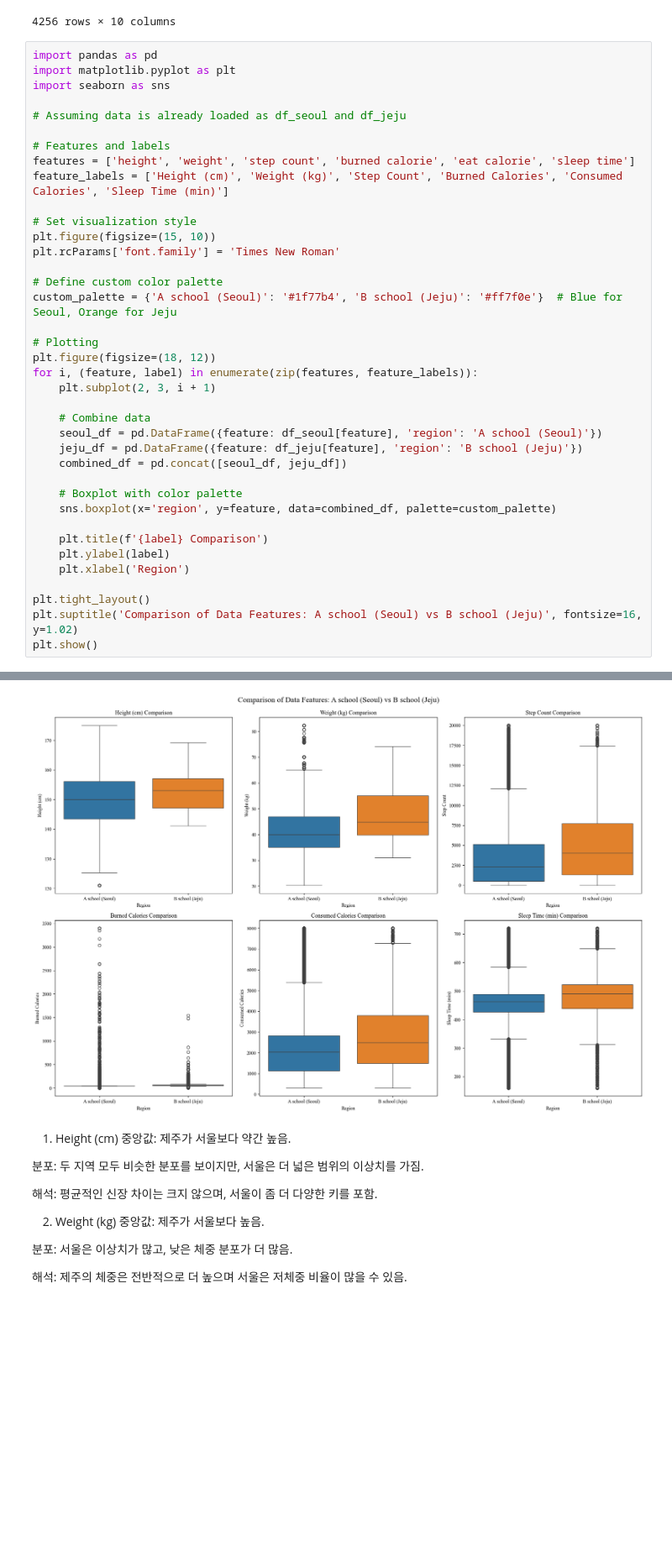
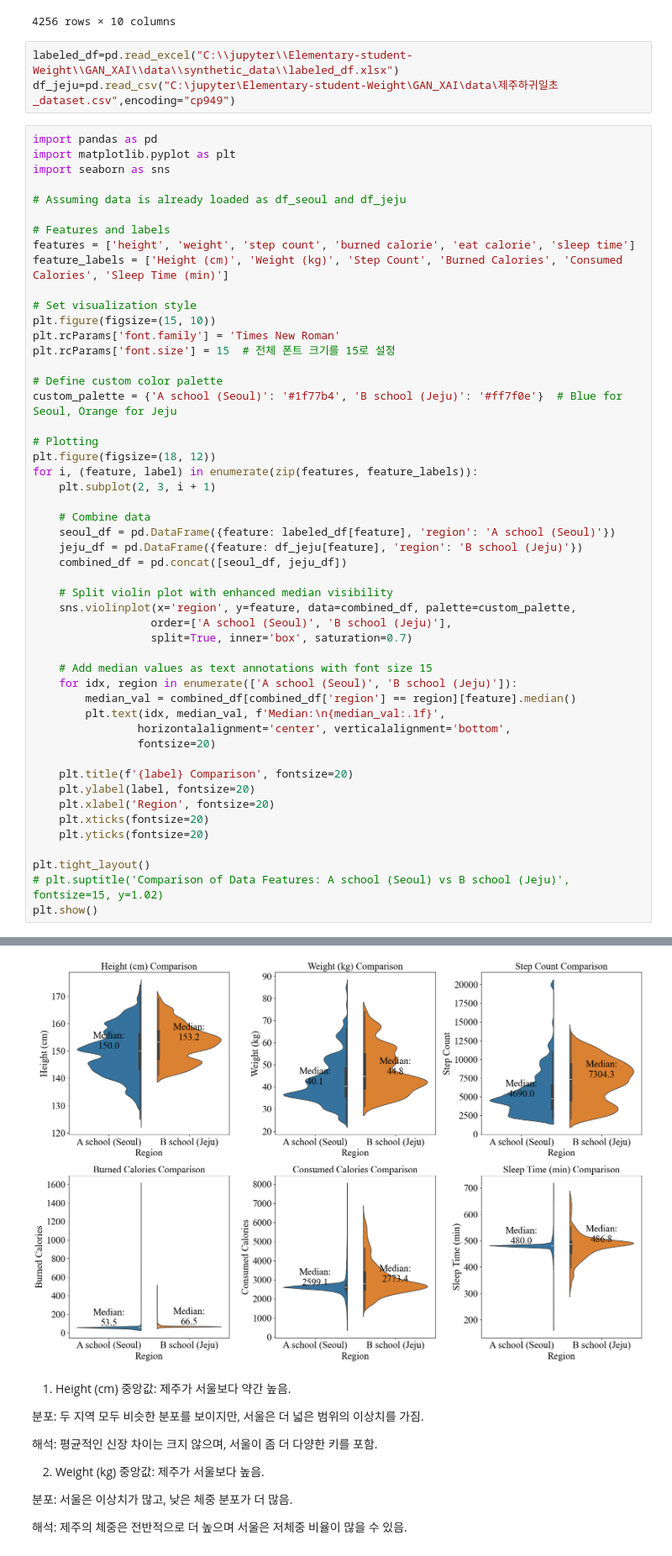
Before and after one commit to jfun28/Explainable_healthcareframework, a Jupyter notebook: Paper_pic/데이터셋 통계.ipynb, the cells around one changed output, grey strips where cells are left out. Shown at 84% size. Saved outputs shown, nothing was run; the diff lists cells and outputs as text; blank space fills up the shorter version.

```diff
--- a/Paper_pic/데이터셋 통계.ipynb
+++ b/Paper_pic/데이터셋 통계.ipynb
@@ -35,6 +35,9 @@ df_jeju
 | 4254 | #ZPOZWB | 2023-11-11 | 2 | 5 | 150.4 | 45.1 | 837.0 | 58.3100 | ... |
 | 4255 | #ZPOZWB | 2023-11-12 | 2 | 5 | 150.4 | 45.1 | 837.0 | 58.3100 | ... |
 4256 rows × 10 columns
+# %%
+labeled_df=pd.read_excel("C:\\jupyter\\Elementary-student-Weight\\GAN_XAI\\data\\synthetic_data\\labeled_df.xlsx")
+df_jeju=pd.read_csv("C:\jupyter\Elementary-student-Weight\GAN_XAI\data\제주하귀일초_dataset.csv",encoding="cp949")
 # %%
 import pandas as pd
 import matplotlib.pyplot as plt
@@ -49,6 +52,7 @@ feature_labels = ['Height (cm)', 'Weight (kg)', 'Step Count', 'Burned Calories',
 # Set visualization style
 plt.figure(figsize=(15, 10))
 plt.rcParams['font.family'] = 'Times New Roman'
+plt.rcParams['font.size'] = 15  # 전체 폰트 크기를 15로 설정
 
 # Define custom color palette
 custom_palette = {'A school (Seoul)': '#1f77b4', 'B school (Jeju)': '#ff7f0e'}  # Blue for Seoul, Orange for Jeju
@@ -59,19 +63,30 @@ for i, (feature, label) in enumerate(zip(features, feature_labels)):
     plt.subplot(2, 3, i + 1)
 
     # Combine data
-    seoul_df = pd.DataFrame({feature: df_seoul[feature], 'region': 'A school (Seoul)'})
+    seoul_df = pd.DataFrame({feature: labeled_df[feature], 'region': 'A school (Seoul)'})
     jeju_df = pd.DataFrame({feature: df_jeju[feature], 'region': 'B school (Jeju)'})
     combined_df = pd.concat([seoul_df, jeju_df])
 
-    # Boxplot with color palette
-    sns.boxplot(x='region', y=feature, data=combined_df, palette=custom_palette)
+    # Split violin plot with enhanced median visibility
+    sns.violinplot(x='region', y=feature, data=combined_df, palette=custom_palette,
+                  order=['A school (Seoul)', 'B school (Jeju)'],
+                  split=True, inner='box', saturation=0.7)
 
-    plt.title(f'{label} Comparison')
-    plt.ylabel(label)
-    plt.xlabel('Region')
+    # Add median values as text annotations with font size 15
+    for idx, region in enumerate(['A school (Seoul)', 'B school (Jeju)']):
+        median_val = combined_df[combined_df['region'] == region][feature].median()
+        plt.text(idx, median_val, f'Median:\n{median_val:.1f}',
+                horizontalalignment='center', verticalalignment='bottom',
+                fontsize=20)
+
+    plt.title(f'{label} Comparison', fontsize=20)
+    plt.ylabel(label, fontsize=20)
+    plt.xlabel('Region', fontsize=20)
+    plt.xticks(fontsize=20)
+    plt.yticks(fontsize=20)
 
 plt.tight_layout()
-plt.suptitle('Comparison of Data Features: A school (Seoul) vs B school (Jeju)', fontsize=16, y=1.02)
+# plt.suptitle('Comparison of Data Features: A school (Seoul) vs B school (Jeju)', fontsize=15, y=1.02)
 plt.show()
 # %% [output]
 Passing `palette` without assigning `hue` is deprecated and will be removed in v0.14.0. Assign the `x` variable to `hue` and set `legend=False` for the same effect.
@@ -94,5 +109,5 @@ Passing `palette` without assigning `hue` is deprecated and will be removed in v
 <Figure size 1500x1000 with 0 Axes>
-[figure, old version]
+[figure, new version]
 # %% [markdown]
 1. Height (cm)
 중앙값: 제주가 서울보다 약간 높음.
```
Also changed, not shown: parts of 2 cells of this notebook, 20 other files.
